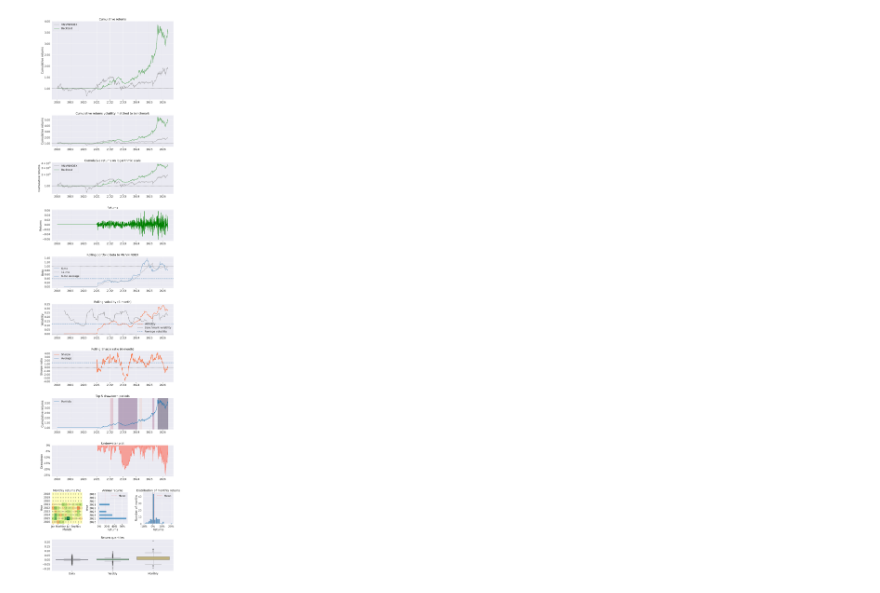
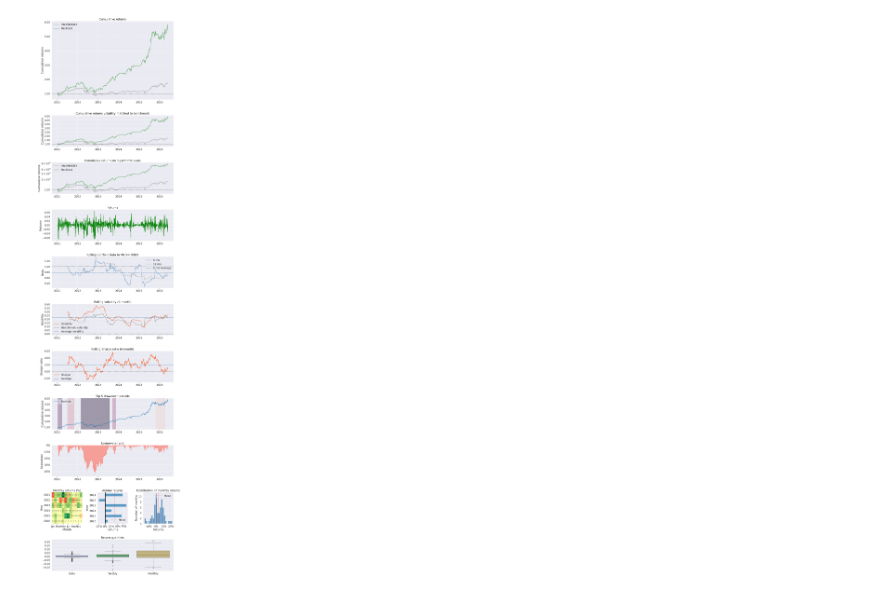
Before and after one commit to viethungvu1998/QTradeSystematic, a Jupyter notebook: notebooks/ml_factor_classfier.ipynb, the cells around one changed output. Drawn from its saved outputs; the diff is of its cells as text; code cells hidden in the pictures.

```diff
--- a/notebooks/ml_factor_classfier.ipynb
+++ b/notebooks/ml_factor_classfier.ipynb
@@ -149,9 +138,17 @@ pd.Series(
 # %%
+data_csv_path = repo_root / ".qts_notebook_runtime" / "vn100" / "data.csv"
+raw = pl.read_csv(data_csv_path, try_parse_dates=True)
+asset_raw = raw.filter(pl.col("symbol") != BENCHMARK)
+raw_prices = asset_raw.select(["date", "symbol", "close"]).to_pandas()
+raw_prices["date"] = pd.to_datetime(raw_prices["date"])
+raw_prices = raw_prices.drop_duplicates(["symbol", "date"], keep="last").sort_values(["symbol", "date"])
+
+
 ohlcv_cols = ["open", "high", "low", "close", "volume"]
 price_cols = ["open", "high", "low", "close"]
 
 featured = (
-    raw.unique(subset=["symbol", "date"], keep="last")
+    asset_raw.unique(subset=["symbol", "date"], keep="last")
     .sort(["symbol", "date"])
     .with_columns([pl.col(c).forward_fill().over("symbol").backward_fill().over("symbol").alias(c) for c in ohlcv_cols])
     .with_columns([pl.when(pl.col(c) <= 0).then(pl.lit(1e-10)).otherwise(pl.col(c)).alias(c) for c in ohlcv_cols])
@@ -477,11 +474,63 @@ plt.show()
 # %%
-benchmark = benchmark_raw.select(["date", "close"]).to_pandas().drop_duplicates("date").sort_values("date")
-benchmark["date"] = pd.to_datetime(benchmark["date"], utc=True)
-benchmark_returns = benchmark.set_index("date")["close"].pct_change().dropna().rename(BENCHMARK)
+pyfolio_returns = returns.replace([np.inf, -np.inf], np.nan).dropna()
+pyfolio_returns.index = pd.to_datetime(pyfolio_returns.index, utc=True).normalize()
+test_start = pd.Timestamp(TEST_INTERVALS[0][0], tz="UTC")
+test_end = pd.Timestamp(TEST_INTERVALS[-1][1], tz="UTC")
+pyfolio_returns = pyfolio_returns.loc[test_start:test_end]
+pyfolio_returns.name = "ml_factor_classifier"
+data_csv_path = repo_root / ".qts_notebook_runtime" / "vn100" / "data.csv"
+ohlcv_columns = ["date", "symbol", "open", "high", "low", "close", "volume"]
 
-pyfolio_returns = returns.replace([np.inf, -np.inf], np.nan).dropna()
-pyfolio_returns.index = pd.to_datetime(pyfolio_returns.index, utc=True)
-pyfolio_returns.name = "ml_factor_classifier"
+benchmark = (
+    raw.filter(pl.col("symbol") == BENCHMARK)
+    .select(["date", "close"])
+    .unique(subset=["date"], keep="last")
+    .sort("date")
+    .to_pandas()
+)
+if benchmark.empty:
+    database_path = Path.home() / ".qts" / "database" / "qts.duckdb"
+    con = duckdb.connect(str(database_path), read_only=True)
+    benchmark_raw = con.execute(
+        """
+        select date, symbol, open, high, low, close, volume
+        from vn_stock_prices
+        where symbol = ? and date between ? and ?
+        order by symbol, date
+        """,
+        [BENCHMARK, START_DATE, END_DATE],
+    ).pl()
+    con.close()
+    if benchmark_raw.is_empty():
+        raise ValueError(f"{BENCHMARK} is not present in {database_path}.")
+    raw = (
+        pl.concat([raw.select(ohlcv_columns), benchmark_raw.select(ohlcv_columns)], how="vertical")
+        .unique(subset=["symbol", "date"], keep="last")
+        .sort(["symbol", "date"])
+    )
+    raw.write_csv(data_csv_path)
+    benchmark = (
+        raw.filter(pl.col("symbol") == BENCHMARK)
+        .select(["date", "close"])
+        .unique(subset=["date"], keep="last")
+        .sort("date")
+        .to_pandas()
+    )
+
+benchmark["date"] = pd.to_datetime(benchmark["date"], utc=True).dt.normalize()
+benchmark_returns = (
+    benchmark.set_index("date")["close"]
+    .pct_change()
+    .loc[test_start:test_end]
+    .replace([np.inf, -np.inf], np.nan)
+    .dropna()
+    .rename(BENCHMARK)
+)
+aligned_returns = pd.concat([pyfolio_returns, benchmark_returns], axis=1, join="inner").dropna()
+if aligned_returns.empty:
+    raise ValueError(f"No {BENCHMARK} returns overlap pyfolio_returns between {test_start.date()} and {test_end.date()}.")
+pyfolio_returns = aligned_returns["ml_factor_classifier"]
+benchmark_returns = aligned_returns[BENCHMARK]
 
 pyfolio_stats = pf.timeseries.perf_stats(pyfolio_returns, factor_returns=benchmark_returns)
 display(pyfolio_stats.to_frame("value"))
@@ -532 +581 @@ pf.create_returns_tear_sheet(pyfolio_returns, benchmark_rets=benchmark_returns)
-[figure, old version]
+[figure, new version]
```
Also changed, not shown: parts of 8 cells of this notebook, 1 other file.
